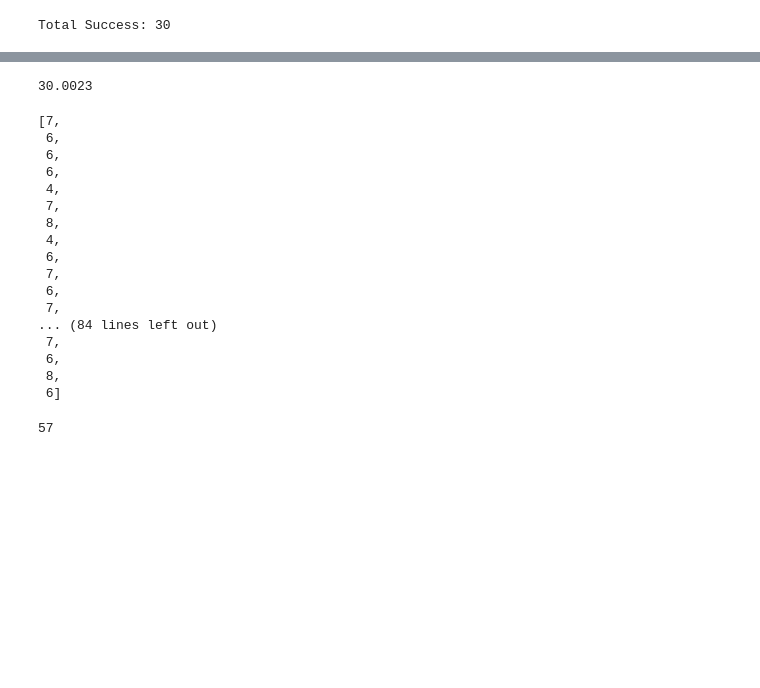
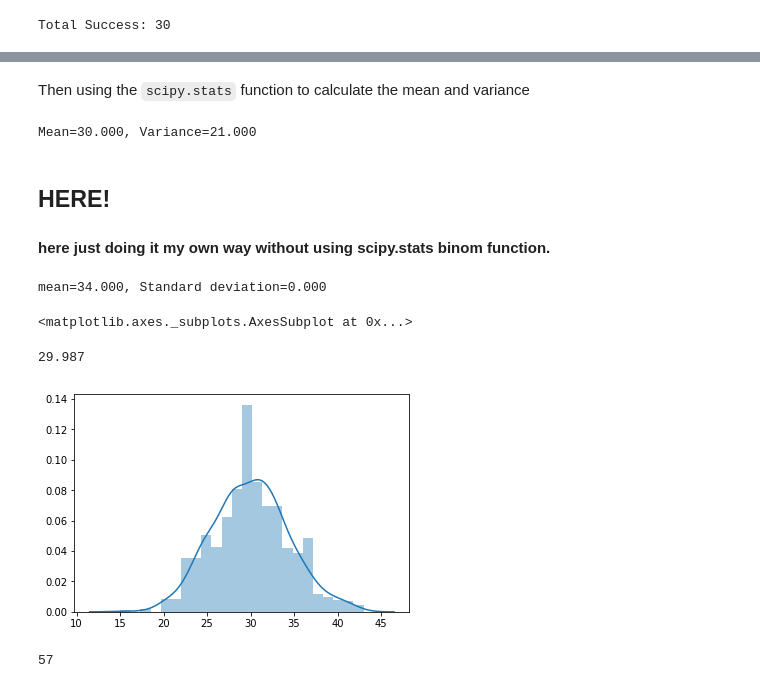
Before and after one commit to angela1C/Programming-for-Data-Analysis-numpy.random-project-2019, a Jupyter notebook: NumpyRandom.ipynb, the cells around one changed output, grey strips where cells are left out. Cells and saved outputs as stored; diff of their text form; code cells hidden in the pictures; blank space fills up the shorter version.

Commit message:
binomial examples

```diff
--- a/NumpyRandom.ipynb
+++ b/NumpyRandom.ipynb
@@ -1708,38 +1708,38 @@ Here I am
+# %% [markdown]
+Then using the `scipy.stats` function to calculate the mean and variance
+# %%
+# calculate moments of a binomial distribution
+from scipy.stats import binom
+# define the parameters of the distribution
+p = 0.3
+k = 100
+# calculate moments
+mean, var, _, _ = binom.stats(k, p, moments='mvsk')
+print('Mean=%.3f, Variance=%.3f' % (mean, var))
+# %% [output]
+Mean=30.000, Variance=21.000
+# %% [markdown]
+## HERE!
+#### here just doing it my own way without using scipy.stats binom function.
 # %%
-
 p = 0.3
 k = 100
-dist = []
+
 # calculate the probability of n successes
 for n in range(10000):
-    dist.append(np.random.binomial(k, p))
-print(np.mean(dist))
+    dist =np.random.binomial(k, p)
+print('mean=%.3f, Standard deviation=%.3f' % (np.mean(dist), np.var(dist)))
 # %% [output]
-30.0023
+mean=34.000, Standard deviation=0.000
-# %%
-n,p = 10,0.6
-g = lambda x: np.random.binomial(n,p)
-
-
-[g(i) for i in range(100)]
-# %% [output]
-[7,
- 6,
- 6,
- 6,
- 4,
- 7,
- 8,
- 4,
- 6,
- 7,
- 6,
- 7,
-... (84 lines left out)
- 7,
- 6,
- 8,
- 6]
+# %%
+n,p,size = 100, 0.3, 1000 ## set the probability of success, number of bernouilli trials and number of samples or experiments
+s2 = np.random.binomial(100, 0.3, 1000)
+sns.distplot(s2)
+np.mean(s2)
+# %% [output]
+<matplotlib.axes._subplots.AxesSubplot at 0x...>
+29.987
+[figure, added]
 # %%
 x = np.random.binomial(100,0.5)
 x
```
Also changed, not shown: parts of 3 cells of this notebook.
